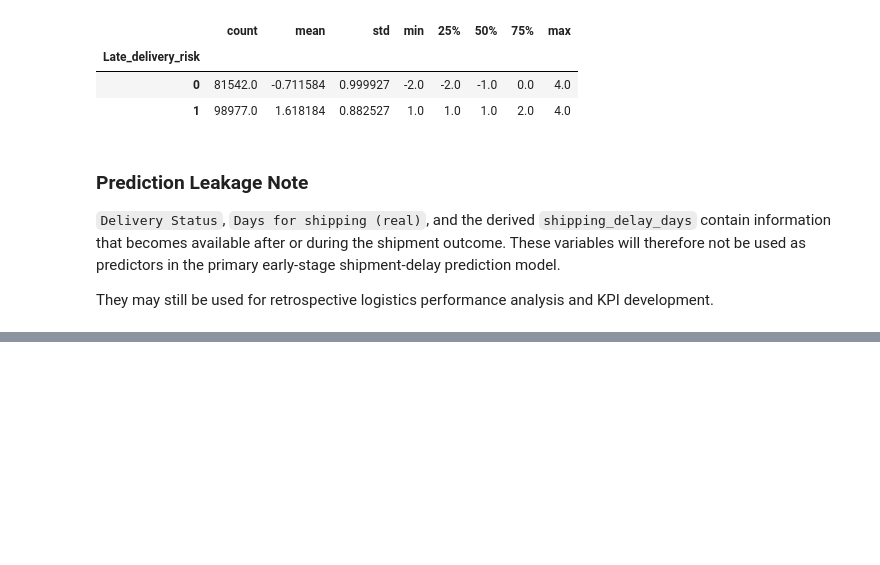
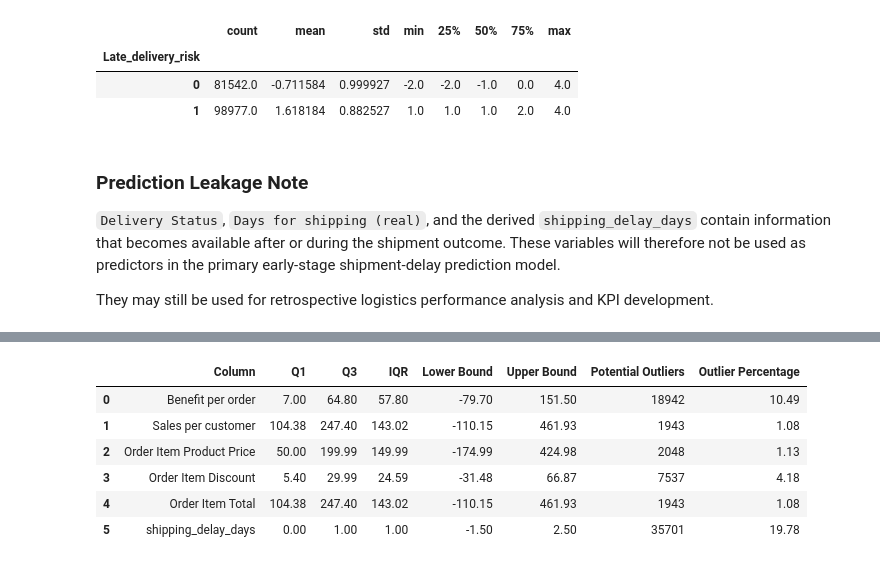
Before and after one commit to divyamohan6388-droid/Logistics-Analytics-Shipment-Delay-Prediction, a Jupyter notebook: notebooks/01_data_understanding.ipynb, the cells around one changed output, grey strips where cells are left out. Cells and saved outputs as stored; diff of their text form; code cells hidden in the pictures; blank space fills up the shorter version.

```diff
--- a/notebooks/01_data_understanding.ipynb
+++ b/notebooks/01_data_understanding.ipynb
@@ -628,0 +736,14 @@ They may still be used for retrospective logistics performance analysis and KPI
+# %%
+# Check shipping duration columns
+
+duration_columns = [
+    "Days for shipping (real)",
+    "Days for shipment (scheduled)"
+]
+
+for col in duration_columns:
+    print(f"\n{col}")
+    print("Minimum:", df_clean[col].min())
+    print("Maximum:", df_clean[col].max())
+    print("Negative values:", (df_clean[col] < 0).sum())
+    print("Missing values:", df_clean[col].isnull().sum())
@@ -628,0 +793,51 @@ They may still be used for retrospective logistics performance analysis and KPI
+# %%
+# Detect potential outliers using the IQR method
+
+columns_to_check = [
+    "Benefit per order",
+    "Sales per customer",
+    "Order Item Product Price",
+    "Order Item Discount",
+    "Order Item Total",
+    "shipping_delay_days"
+]
+
+outlier_results = []
+
+for col in columns_to_check:
+    q1 = df_clean[col].quantile(0.25)
+    q3 = df_clean[col].quantile(0.75)
+    iqr = q3 - q1
+
+    lower_bound = q1 - 1.5 * iqr
+    upper_bound = q3 + 1.5 * iqr
+
+    outlier_mask = (
+        (df_clean[col] < lower_bound)
+        | (df_clean[col] > upper_bound)
+    )
+
+    outlier_results.append({
+        "Column": col,
+        "Q1": round(q1, 2),
+        "Q3": round(q3, 2),
+        "IQR": round(iqr, 2),
+        "Lower Bound": round(lower_bound, 2),
+        "Upper Bound": round(upper_bound, 2),
+        "Potential Outliers": int(outlier_mask.sum()),
+        "Outlier Percentage": round(
+            outlier_mask.mean() * 100, 2
+        )
+    })
+
+outlier_summary = pd.DataFrame(outlier_results)
+
+display(outlier_summary)
+# %% [output]
+|  | Column | Q1 | Q3 | IQR | Lower Bound | Upper Bound | Potential Outliers | Outlier Percentage |
+| 0 | Benefit per order | 7.00 | 64.80 | 57.80 | -79.70 | 151.50 | 18942 | 10.49 |
+| 1 | Sales per customer | 104.38 | 247.40 | 143.02 | -110.15 | 461.93 | 1943 | 1.08 |
+| 2 | Order Item Product Price | 50.00 | 199.99 | 149.99 | -174.99 | 424.98 | 2048 | 1.13 |
+| 3 | Order Item Discount | 5.40 | 29.99 | 24.59 | -31.48 | 66.87 | 7537 | 4.18 |
+| 4 | Order Item Total | 104.38 | 247.40 | 143.02 | -110.15 | 461.93 | 1943 | 1.08 |
+| 5 | shipping_delay_days | 0.00 | 1.00 | 1.00 | -1.50 | 2.50 | 35701 | 19.78 |
```
Also changed, not shown: parts of 13 cells of this notebook.
